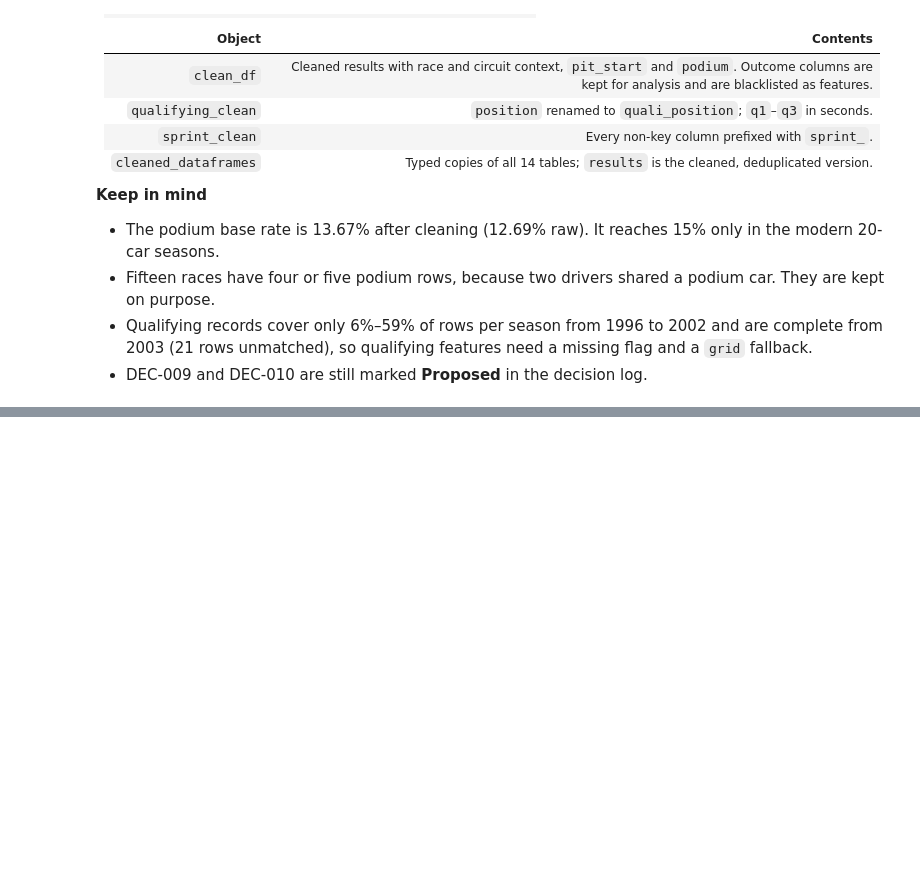
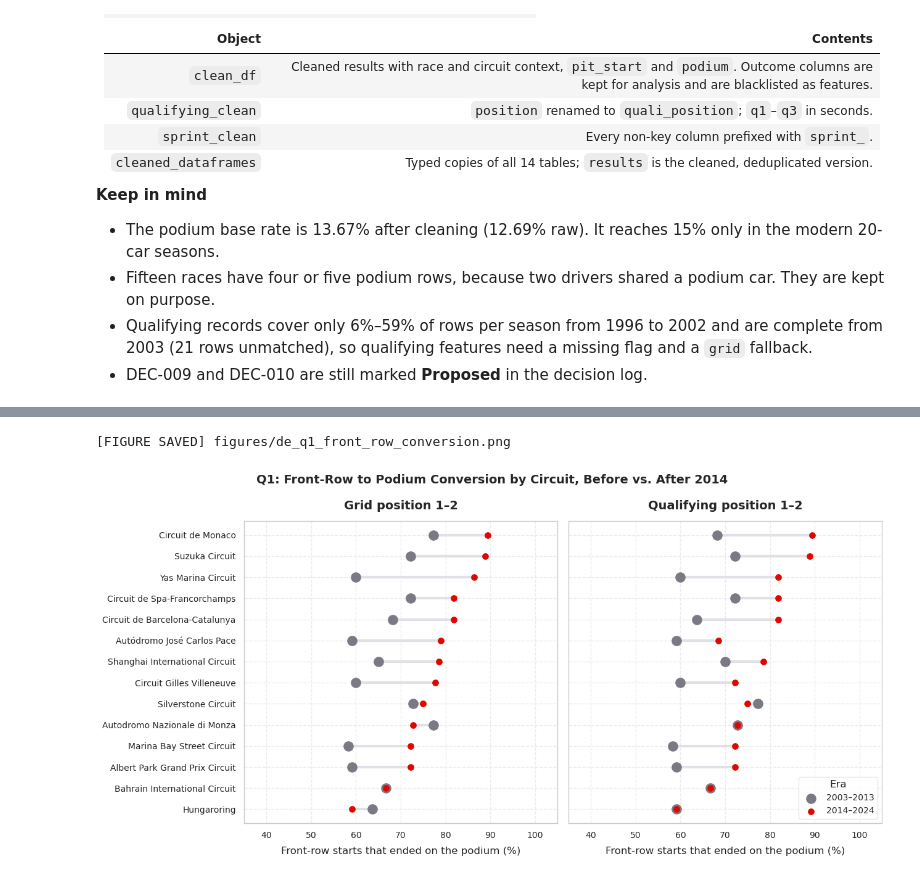
Before and after one commit to Abdel-RahmanIII/Formula-1, a Jupyter notebook: formula-1.ipynb, the cells around one changed output, grey strips where cells are left out. Drawn from its saved outputs; the diff is of its cells as text; code cells hidden in the pictures; blank space fills up the shorter version.

```diff
--- a/formula-1.ipynb
+++ b/formula-1.ipynb
@@ -1047,0 +1076,29 @@ print(f"[STEP 2 COMPLETE] clean_df is ready: {len(clean_df):,} rows x {clean_df.
+# %%
+# Task 9.1: front-row starts under both definitions (DEC-011)
+HYBRID_ERA_START: int = 2014
+Q1_FIRST_SEASON: int = 2003      # first season with qualifying rows for every race
+MIN_FRONT_ROW_STARTS: int = 10   # per circuit, per era
+Q1_ERAS: List[str] = [f"{Q1_FIRST_SEASON}–{HYBRID_ERA_START - 1}", f"{HYBRID_ERA_START}–{clean_df['year'].max()}"]
+
+q1_df = (
+    clean_df.loc[clean_df["year"] >= Q1_FIRST_SEASON, GRAIN + ["year", "circuitId", "circuit_name", "grid", TARGET_COLUMN]]
+    .merge(qualifying_clean[GRAIN + ["quali_position"]], on=GRAIN, how="left", validate="one_to_one")
+)
+q1_df["era"] = np.where(q1_df["year"] >= HYBRID_ERA_START, Q1_ERAS[1], Q1_ERAS[0])
+q1_df["front_row_grid"] = q1_df["grid"].isin([1, 2])
+q1_df["front_row_quali"] = q1_df["quali_position"].isin([1, 2])
+print(f"Q1 table: {len(q1_df):,} rows, {q1_df['raceId'].nunique()} races, seasons {q1_df['year'].min()}–{q1_df['year'].max()} | "
+      f"rows without a qualifying record: {q1_df['quali_position'].isna().sum()}")
+
+# How often the two definitions disagree, and what a lost front-row slot costs
+lost = q1_df["front_row_quali"] & ~q1_df["front_row_grid"]
+inherited = q1_df["front_row_grid"] & ~q1_df["front_row_quali"]
+display(pd.DataFrame({
+    "qualified top two": q1_df.groupby("era")["front_row_quali"].sum(),
+    "started on front row": q1_df.groupby("era")["front_row_grid"].sum(),
+    "qualified top two, started lower": lost.groupby(q1_df["era"]).sum(),
+    "podium % of those": (q1_df.loc[lost].groupby("era")[TARGET_COLUMN].mean() * 100).round(1),
+    "started on front row, qualified lower": inherited.groupby(q1_df["era"]).sum(),
+    "podium % of these": (q1_df.loc[inherited].groupby("era")[TARGET_COLUMN].mean() * 100).round(1),
+}))
+display(q1_df.loc[lost, "grid"].sub(q1_df.loc[lost, "quali_position"]).describe().round(1).to_frame("grid slots lost").T)
@@ -1047,0 +1192,18 @@ print(f"[STEP 2 COMPLETE] clean_df is ready: {len(clean_df):,} rows x {clean_df.
+# %%
+# Task 9.3: dumbbell chart, one panel per front-row definition
+circuit_order = q1_wide.loc["Grid position 1–2"].sort_values(("rate", Q1_ERAS[1])).index
+
+fig, axes = plt.subplots(1, 2, figsize=(13, 6.5), sharey=True)
+for ax, definition in zip(axes, FRONT_ROW_DEFINITIONS):
+    rates = q1_wide.loc[definition, "rate"].reindex(circuit_order)
+    ax.hlines(circuit_order, rates[Q1_ERAS[0]], rates[Q1_ERAS[1]], color=F1_PALETTE["light_gray"], linewidth=3, zorder=1)
+    ax.scatter(rates[Q1_ERAS[0]], circuit_order, color=F1_PALETTE["gray"], s=120, zorder=2, label=Q1_ERAS[0])
+    ax.scatter(rates[Q1_ERAS[1]], circuit_order, color=F1_PALETTE["crimson"], s=45, zorder=3, label=Q1_ERAS[1])
+    ax.set(title=definition, xlabel="Front-row starts that ended on the podium (%)", xlim=(35, 105))
+axes[1].legend(loc="lower right", title="Era")
+fig.suptitle("Q1: Front-Row to Podium Conversion by Circuit, Before vs. After 2014", fontsize=14, fontweight="bold")
+save_fig("de_q1_front_row_conversion")
+plt.show()
+# %% [output]
+[FIGURE SAVED] figures/de_q1_front_row_conversion.png
+[figure, added]
```
Also changed, not shown: parts of 20 cells of this notebook, 7 other files.
